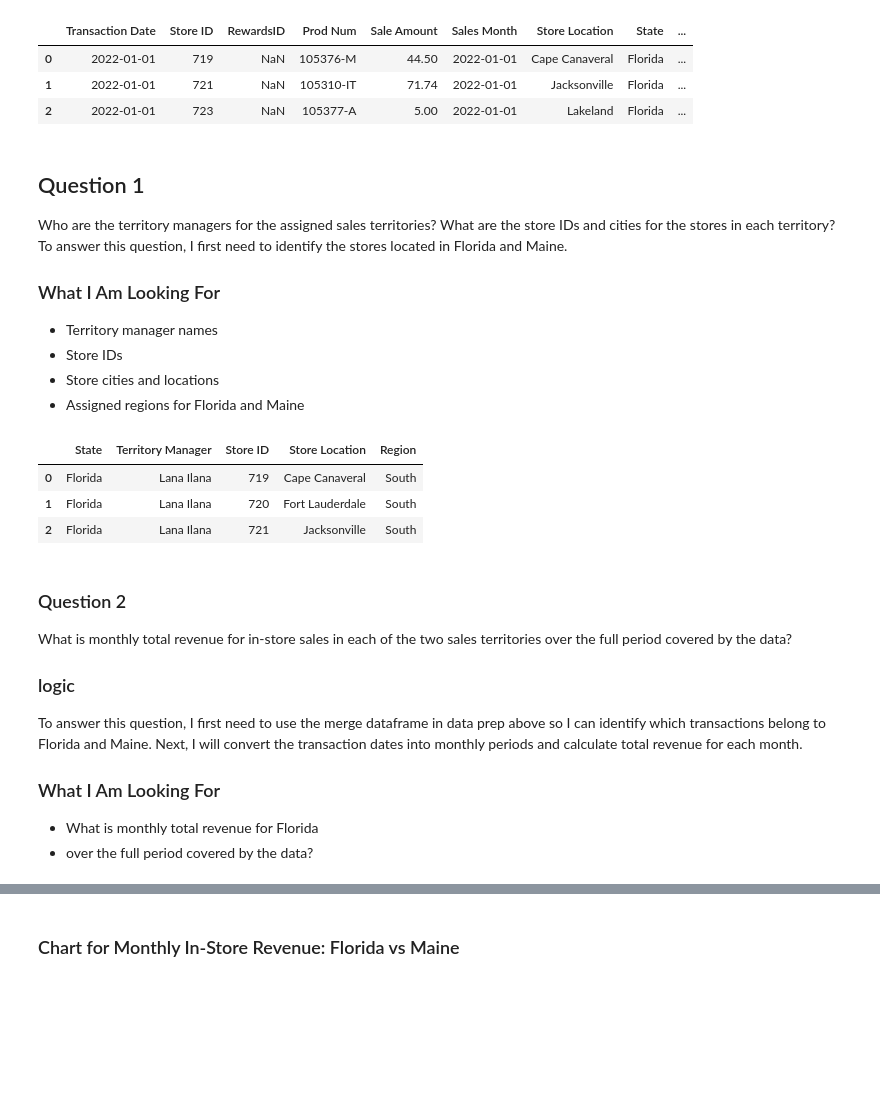
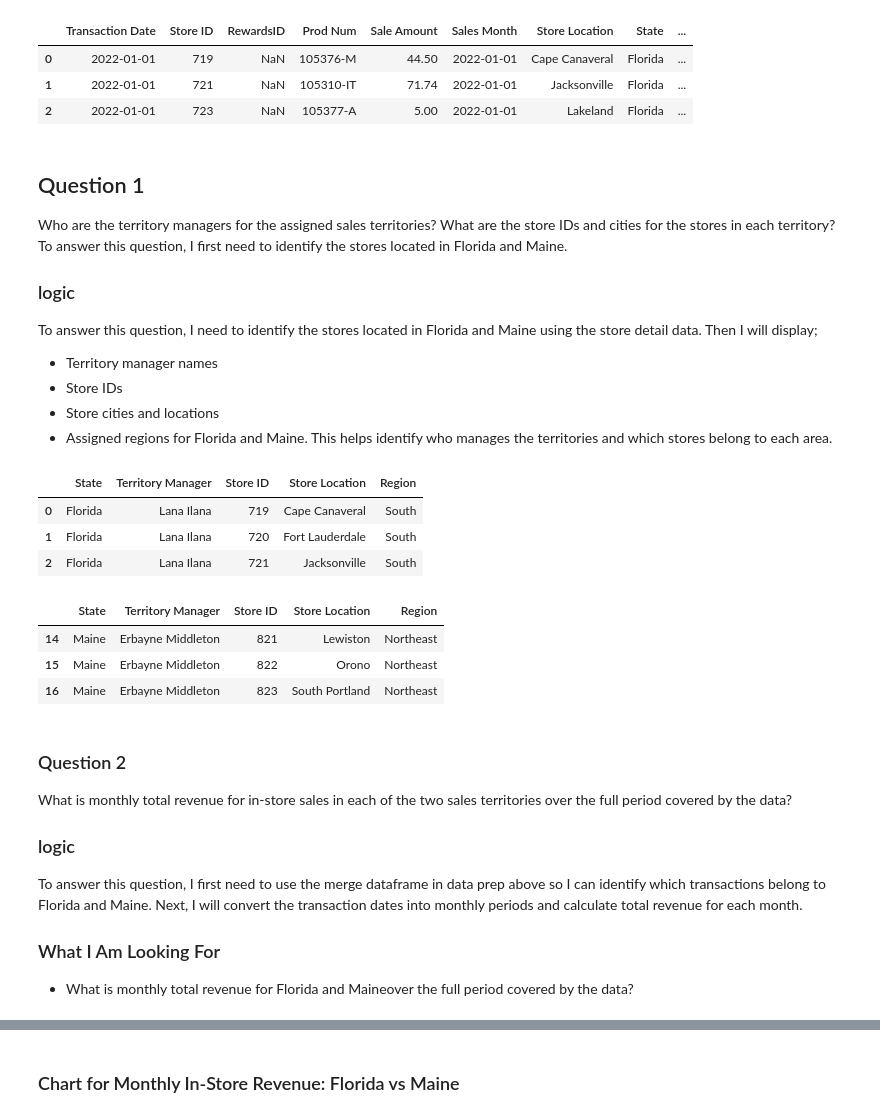
Before and after one commit to kalie-on/Capstone_2, a Jupyter notebook: Caleb_sales_analysis.ipynb, the cells around one changed output, grey strips where cells are left out. Saved outputs shown, nothing was run; the diff lists cells and outputs as text; code cells hidden in the pictures; blank space fills up the shorter version.

```diff
--- a/Caleb_sales_analysis.ipynb
+++ b/Caleb_sales_analysis.ipynb
@@ -221,30 +220,36 @@ sales_with_store.head(3)
 ## Question 1
 Who are the territory managers for the assigned sales territories? What are the store IDs and cities for the stores in each territory?
 To answer this question, I first need to identify the stores located in Florida and Maine.
-### What I Am Looking For
+### logic
+To answer this question, I need to identify the stores located in Florida and Maine using the store detail data. Then I will display;
 - Territory manager names
 - Store IDs
 - Store cities and locations
-- Assigned regions for Florida and Maine
+- Assigned regions for Florida and Maine. This helps identify who manages the territories and which stores belong to each area.
 # %%
 # [[ ]] = selects multiple columns.
 # sort_values() = sorts rows.
 # ["State","Store ID"] = sorting columns.
 # reset_index() = resets row numbering.
 # drop=True = removes old index
 
 territory_managers_stores = assigned_stores[
     ["State", "Territory Manager", "Store ID", "Store Location", "Region"]
 ].sort_values(
     ["State", "Store ID"]
 ).reset_index(drop=True)
 
-territory_managers_stores.head(3)
+display(territory_managers_stores.head(3))
+display(territory_managers_stores.tail(3))
 # %% [output]
 |  | State | Territory Manager | Store ID | Store Location | Region |
 | 0 | Florida | Lana Ilana | 719 | Cape Canaveral | South |
 | 1 | Florida | Lana Ilana | 720 | Fort Lauderdale | South |
 | 2 | Florida | Lana Ilana | 721 | Jacksonville | South |
+|  | State | Territory Manager | Store ID | Store Location | Region |
+| 14 | Maine | Erbayne Middleton | 821 | Lewiston | Northeast |
+| 15 | Maine | Erbayne Middleton | 822 | Orono | Northeast |
+| 16 | Maine | Erbayne Middleton | 823 | South Portland | Northeast |
 # %% [markdown]
 
 ### Question 2
@@ -253,8 +258,7 @@ What is monthly total revenue for in-store sales in each of the two sales territ
 To answer this question, I first need to use the merge dataframe in data prep above so I can identify which transactions belong to Florida and Maine. Next, I will convert the transaction dates into monthly periods and calculate total revenue for each month.
 
 ### What I Am Looking For
-- What is monthly total revenue for Florida
-- over the full period covered by the data?
+- What is monthly total revenue for Florida and Maineover the full period covered by the data?
 # %%
 # groupby() = groups similar rows.
 # ["State","Sales Month"] = grouping columns.
```
Also changed, not shown: parts of 18 cells of this notebook.
